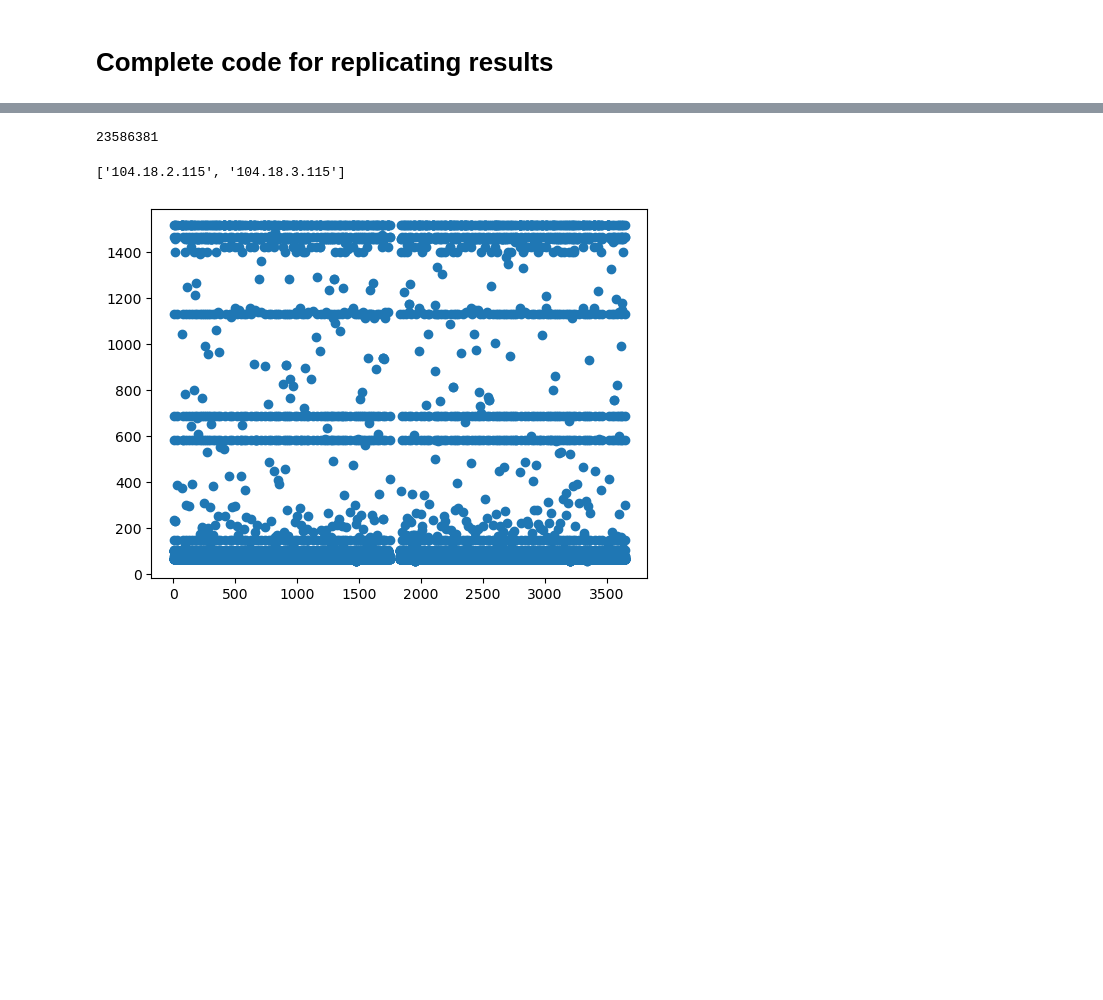
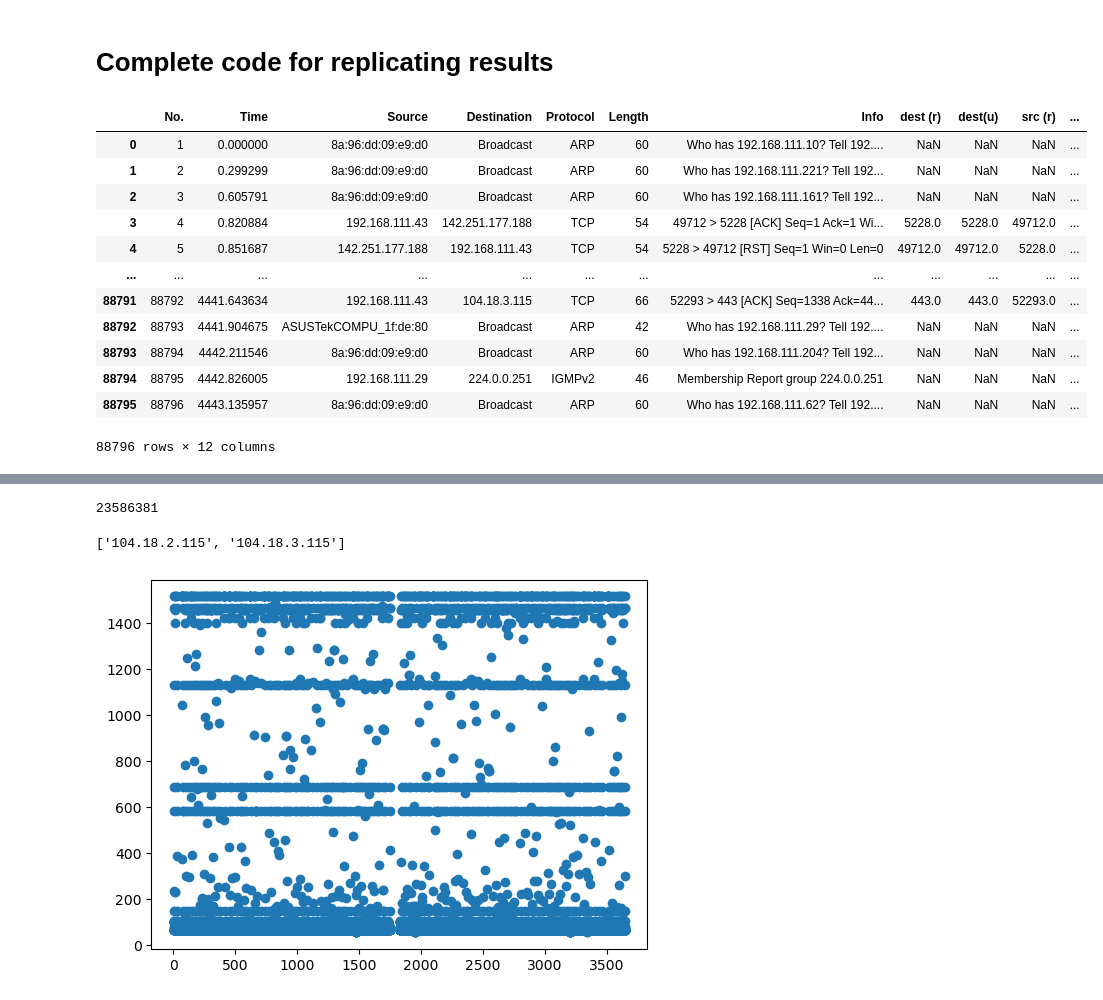
Before and after one commit to noise-course/course-project-zroe1, a Jupyter notebook: main.ipynb, the cells around one changed output, grey strips where cells are left out. Saved outputs shown, nothing was run; the diff lists cells and outputs as text; code cells hidden in the pictures; blank space fills up the shorter version.

```diff
--- a/main.ipynb
+++ b/main.ipynb
@@ -7,3 +11,19 @@ import json
+# %%
+df
+# %% [output]
+|  | No. | Time | Source | Destination | Protocol | Length | Info | dest (r) | dest(u) | src (r) | ... |
+| 0 | 1 | 0.000000 | 8a:96:dd:09:e9:d0 | Broadcast | ARP | 60 | Who has 192.168.111.10? Tell 192.... | NaN | NaN | NaN | ... |
+| 1 | 2 | 0.299299 | 8a:96:dd:09:e9:d0 | Broadcast | ARP | 60 | Who has 192.168.111.221? Tell 192... | NaN | NaN | NaN | ... |
+| 2 | 3 | 0.605791 | 8a:96:dd:09:e9:d0 | Broadcast | ARP | 60 | Who has 192.168.111.161? Tell 192... | NaN | NaN | NaN | ... |
+| 3 | 4 | 0.820884 | 192.168.111.43 | 142.251.177.188 | TCP | 54 | 49712 > 5228 [ACK] Seq=1 Ack=1 Wi... | 5228.0 | 5228.0 | 49712.0 | ... |
+| 4 | 5 | 0.851687 | 142.251.177.188 | 192.168.111.43 | TCP | 54 | 5228 > 49712 [RST] Seq=1 Win=0 Len=0 | 49712.0 | 49712.0 | 5228.0 | ... |
+| ... | ... | ... | ... | ... | ... | ... | ... | ... | ... | ... | ... |
+| 88791 | 88792 | 4441.643634 | 192.168.111.43 | 104.18.3.115 | TCP | 66 | 52293 > 443 [ACK] Seq=1338 Ack=44... | 443.0 | 443.0 | 52293.0 | ... |
+| 88792 | 88793 | 4441.904675 | ASUSTekCOMPU_1f:de:80 | Broadcast | ARP | 42 | Who has 192.168.111.29? Tell 192.... | NaN | NaN | NaN | ... |
+| 88793 | 88794 | 4442.211546 | 8a:96:dd:09:e9:d0 | Broadcast | ARP | 60 | Who has 192.168.111.204? Tell 192... | NaN | NaN | NaN | ... |
+| 88794 | 88795 | 4442.826005 | 192.168.111.29 | 224.0.0.251 | IGMPv2 | 46 | Membership Report group 224.0.0.251 | NaN | NaN | NaN | ... |
+| 88795 | 88796 | 4443.135957 | 8a:96:dd:09:e9:d0 | Broadcast | ARP | 60 | Who has 192.168.111.62? Tell 192.... | NaN | NaN | NaN | ... |
+88796 rows × 12 columns
 # %%
 def extract_ip_addresses_from_dns_info(info_str):
     words = info_str.split(' ')
```
Also changed, not shown: parts of 10 cells of this notebook, 2 other files.
